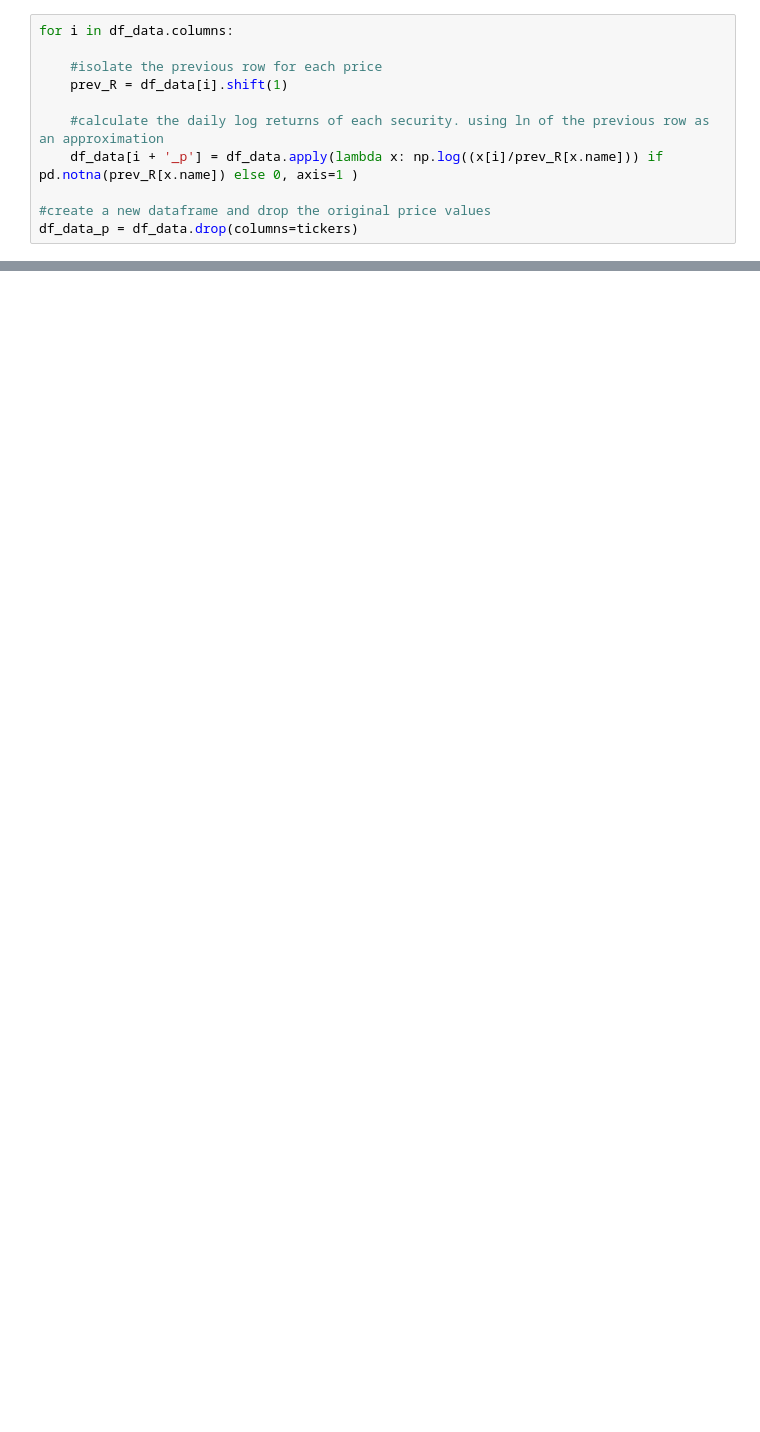
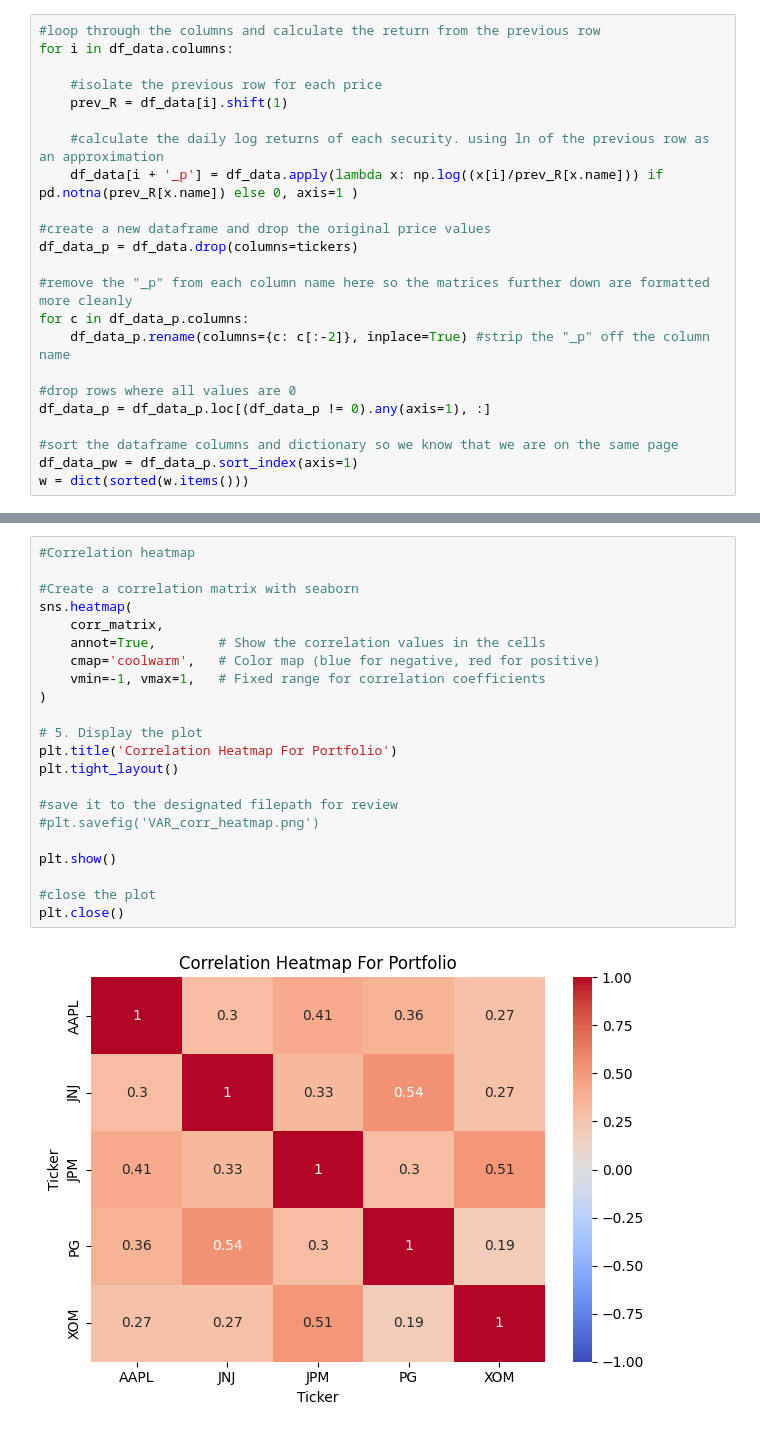
Before and after one commit to Kemper60/kempalytics, a Jupyter notebook: VaR Portfolio Analysis.ipynb, the cells around one changed output, grey strips where cells are left out. Drawn from its saved outputs; the diff is of its cells as text; blank space fills up the shorter version.

```diff
--- a/VaR Portfolio Analysis.ipynb
+++ b/VaR Portfolio Analysis.ipynb
@@ -19,6 +31,7 @@ df_data = yf.download(tickers, start="2019-01-01", end="2026-09-01", auto_adjust
 # %% [output]
 [*********************100%***********************]  5 of 5 completed
 # %%
+#loop through the columns and calculate the return from the previous row
 for i in df_data.columns:
 
     #isolate the previous row for each price
@@ -29,3 +42,14 @@ for i in df_data.columns:
 
 #create a new dataframe and drop the original price values
 df_data_p = df_data.drop(columns=tickers)
+
+#remove the "_p" from each column name here so the matrices further down are formatted more cleanly
+for c in df_data_p.columns:
+    df_data_p.rename(columns={c: c[:-2]}, inplace=True) #strip the "_p" off the column name
+
+#drop rows where all values are 0
+df_data_p = df_data_p.loc[(df_data_p != 0).any(axis=1), :]
+
+#sort the dataframe columns and dictionary so we know that we are on the same page
+df_data_pw = df_data_p.sort_index(axis=1)
+w = dict(sorted(w.items()))
@@ -31,0 +379,24 @@ df_data_p = df_data.drop(columns=tickers)
+# %%
+#Correlation heatmap
+
+#Create a correlation matrix with seaborn
+sns.heatmap(
+    corr_matrix,
+    annot=True,        # Show the correlation values in the cells
+    cmap='coolwarm',   # Color map (blue for negative, red for positive)
+    vmin=-1, vmax=1,   # Fixed range for correlation coefficients
+)
+
+# 5. Display the plot
+plt.title('Correlation Heatmap For Portfolio')
+plt.tight_layout()
+
+#save it to the designated filepath for review
+#plt.savefig('VAR_corr_heatmap.png')
+
+plt.show()
+
+#close the plot
+plt.close()
+# %% [output]
+[figure, added]
```
Also changed, not shown: parts of 22 cells of this notebook, 6 other files.
